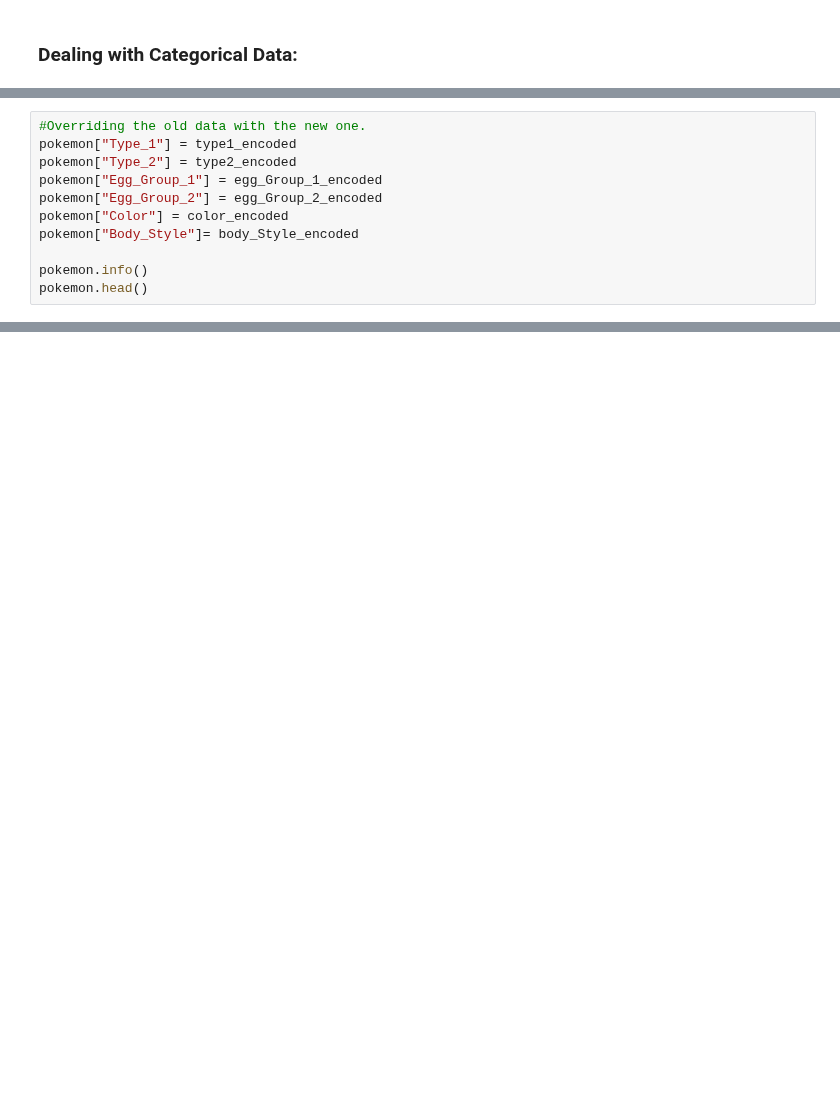
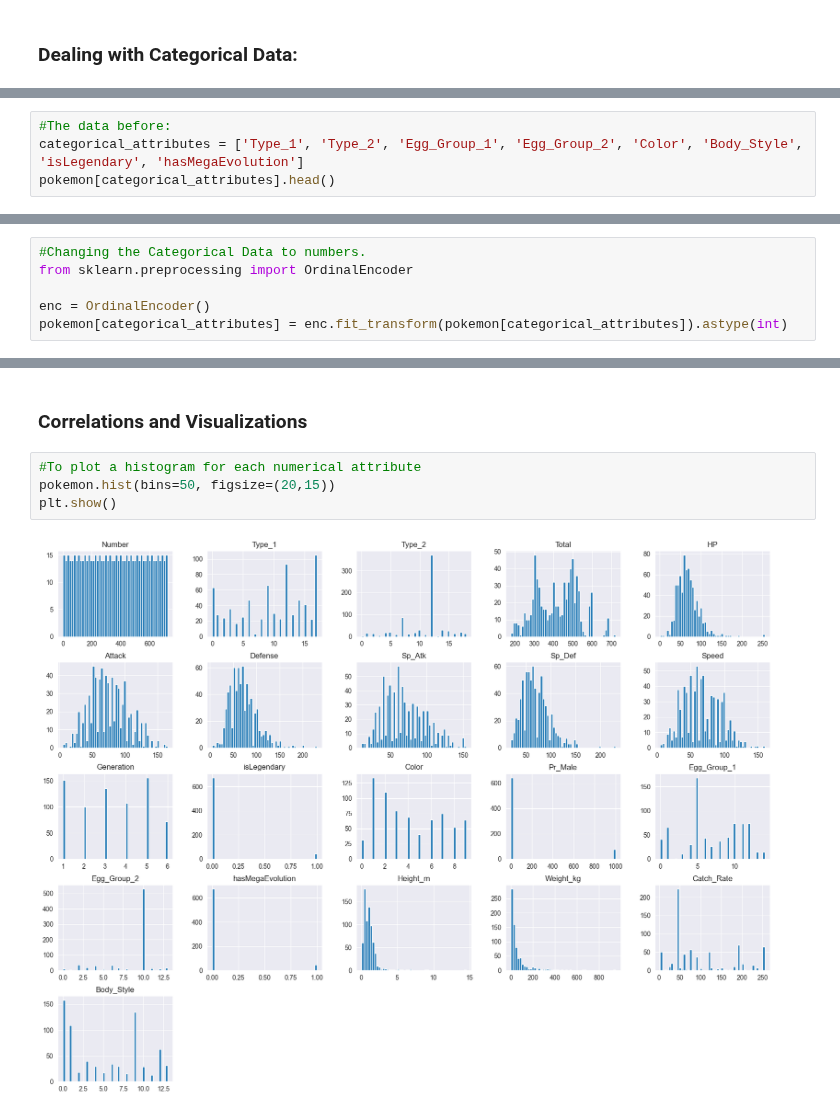
Before and after one commit to AAMAB/F21DL, a Jupyter notebook: Group17 DMML.ipynb, the cells around one changed output, grey strips where cells are left out. Saved outputs shown, nothing was run; the diff lists cells and outputs as text; blank space fills up the shorter version.

```diff
--- a/Group17 DMML.ipynb
+++ b/Group17 DMML.ipynb
@@ -230,11 +195,0 @@ EGG_GROUP1: [array(['Amorphous', 'Bug', 'Ditto', 'Dragon', 'Fairy', 'Field', 'Fl
-# %%
-#Overriding the old data with the new one.
-pokemon["Type_1"] = type1_encoded
-pokemon["Type_2"] = type2_encoded
-pokemon["Egg_Group_1"] = egg_Group_1_encoded
-pokemon["Egg_Group_2"] = egg_Group_2_encoded
-pokemon["Color"] = color_encoded
-pokemon["Body_Style"]= body_Style_encoded
-
-pokemon.info()
-pokemon.head()
@@ -303,0 +196,4 @@ Name: Body_Style, dtype: float64
+# %%
+#The data before:
+categorical_attributes = ['Type_1', 'Type_2', 'Egg_Group_1', 'Egg_Group_2', 'Color', 'Body_Style', 'isLegendary', 'hasMegaEvolution']
+pokemon[categorical_attributes].head()
@@ -303,0 +207,6 @@ Name: Body_Style, dtype: float64
+# %%
+#Changing the Categorical Data to numbers.
+from sklearn.preprocessing import OrdinalEncoder
+
+enc = OrdinalEncoder()
+pokemon[categorical_attributes] = enc.fit_transform(pokemon[categorical_attributes]).astype(int)
@@ -303,0 +243,8 @@ Name: Body_Style, dtype: float64
+# %% [markdown]
+### Correlations and Visualizations
+# %%
+#To plot a histogram for each numerical attribute
+pokemon.hist(bins=50, figsize=(20,15))
+plt.show()
+# %% [output]
+[figure, added]
```
Also changed, not shown: parts of 19 cells of this notebook.
